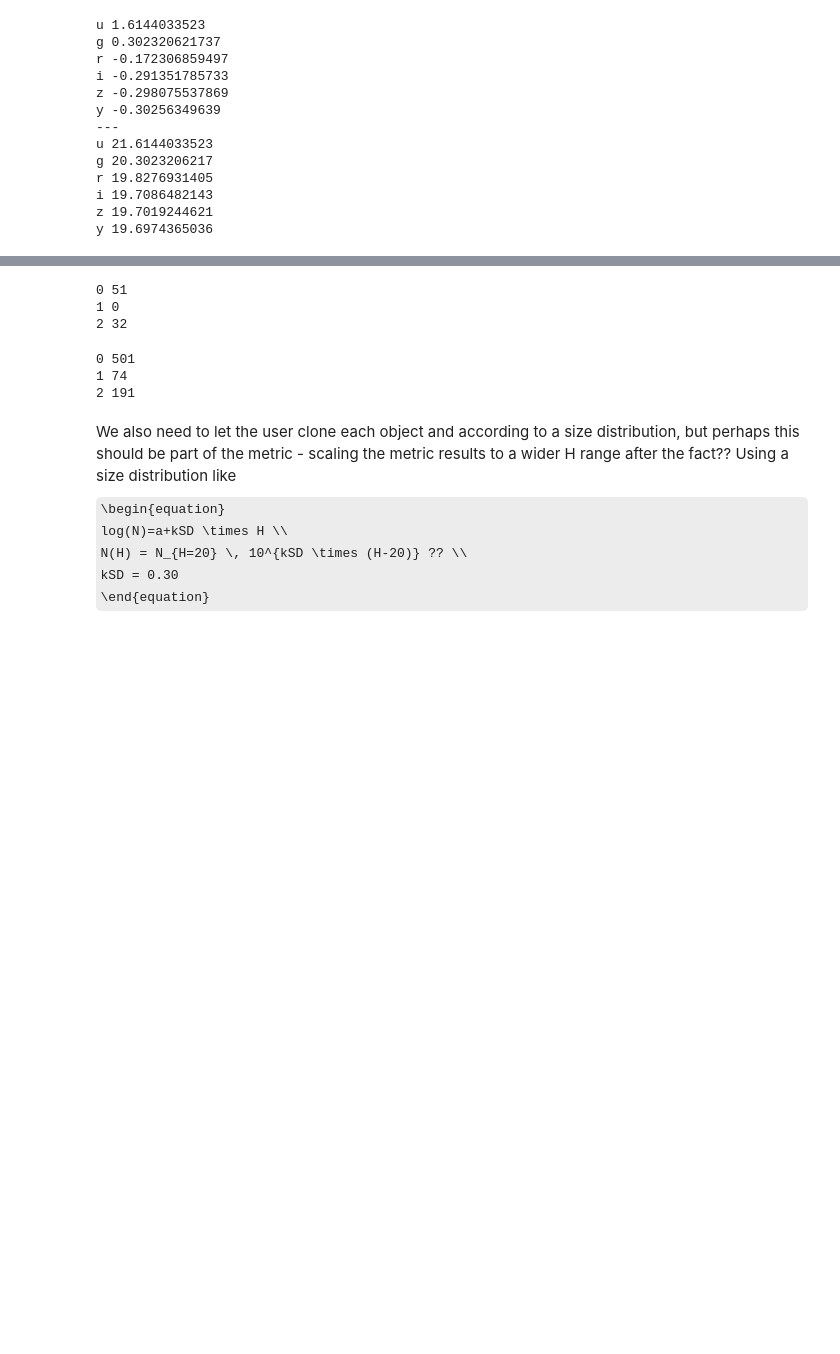
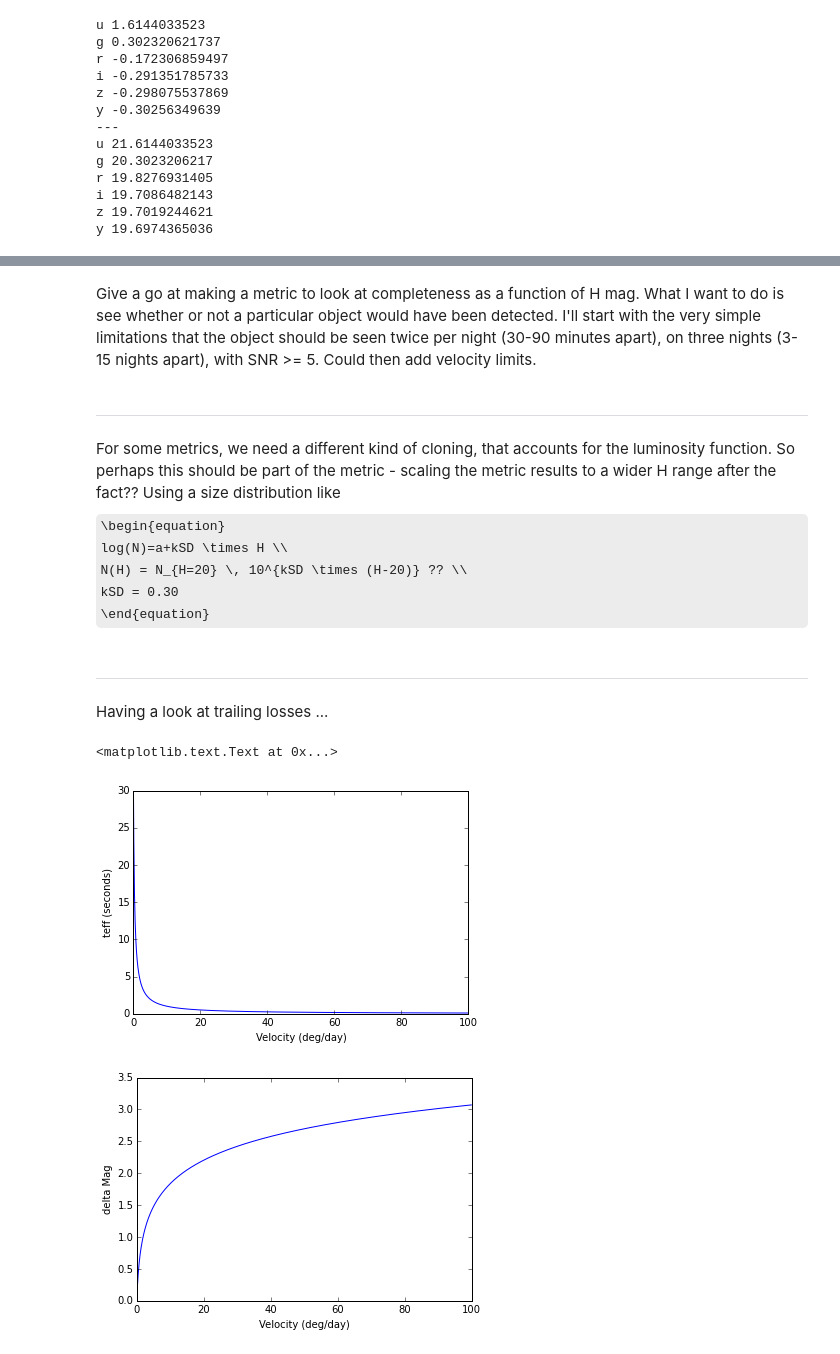
Before and after one commit to rhiannonlynne/MafSSO, a Jupyter notebook: Prototype Maf SSO detections.ipynb, the cells around one changed output, grey strips where cells are left out. Saved outputs shown, nothing was run; the diff lists cells and outputs as text; code cells hidden in the pictures; some formulas as TeX source; blank space fills up the shorter version.

```diff
--- a/Prototype Maf SSO detections.ipynb
+++ b/Prototype Maf SSO detections.ipynb
@@ -378 +502,3 @@ y 19.6974365036
+# %% [markdown]
+Give a go at making a metric to look at completeness as a function of H mag. What I want to do is see whether or not a particular object would have been detected. I'll start with the very simple limitations that the object should be seen twice per night (30-90 minutes apart), on three nights (3-15 nights apart), with SNR >= 5. Could then add velocity limits.
 # %%
@@ -400,28 +527,28 @@ def nObsMetric(ssoObs, simdata):
-# %%
-ssos = np.unique(rephs['!!ObjID'])
-for sso in ssos:
-    obs = rephs[np.where(rephs['!!ObjID'] == sso)]
-    nobs = nObsMetric(obs, simdata_long)
-    print sso, nobs
-# %% [output]
-0 51
-1 0
-2 32
-# %%
-# just curious how many observations there were before mag cutoff
-for sso in ssos:
-    obs = rephs[np.where(rephs['!!ObjID'] == sso)]
-    print sso, len(obs)
-# hmm, there were a lot .. were most in z/y bands? or what was cause of loss?
-# %% [output]
-0 501
-1 74
-2 191
 # %% [markdown]
-We also need to let the user clone each object and according to a size distribution, but perhaps this should be part of the metric - scaling the metric results to a wider H range after the fact??
+---
+For some metrics, we need a different kind of cloning, that accounts for the luminosity function. So perhaps this should be part of the metric - scaling the metric results to a wider H range after the fact??
 Using a size distribution like
 \begin{equation}
 log(N)=a+kSD \times H \\
 N(H) = N_{H=20} \, 10^{kSD \times (H-20)} ?? \\
 kSD = 0.30
 \end{equation}
+# %% [markdown]
+---
+Having a look at trailing losses ...
+# %%
+t = 30.
+vel = np.arange(0, 100, 0.1)
+teff = t/(1+1.6*vel/24.0*t/0.7)
+dmT = 1.25*np.log10(t/teff)
+plt.plot(vel, teff)
+plt.xlabel('Velocity (deg/day)')
+plt.ylabel('teff (seconds)')
+plt.figure()
+plt.plot(vel, dmT)
+plt.xlabel('Velocity (deg/day)' )
+plt.ylabel('delta Mag')
+# %% [output]
+<matplotlib.text.Text at 0x...>
+[figure, added]
+[figure, added]
```
Also changed, not shown: parts of 20 cells of this notebook.
